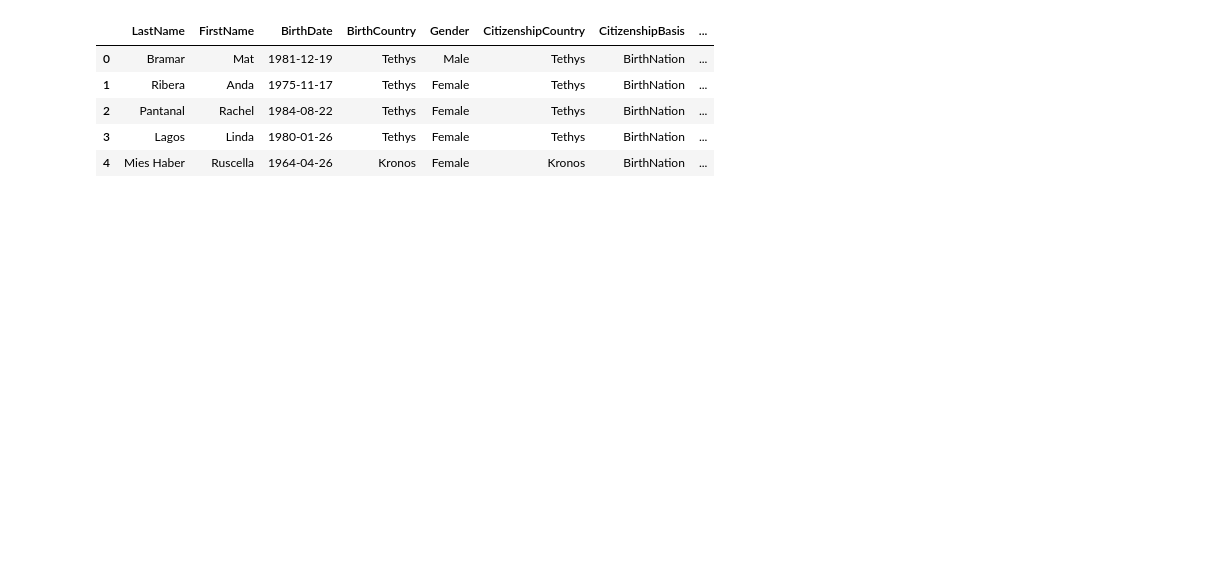
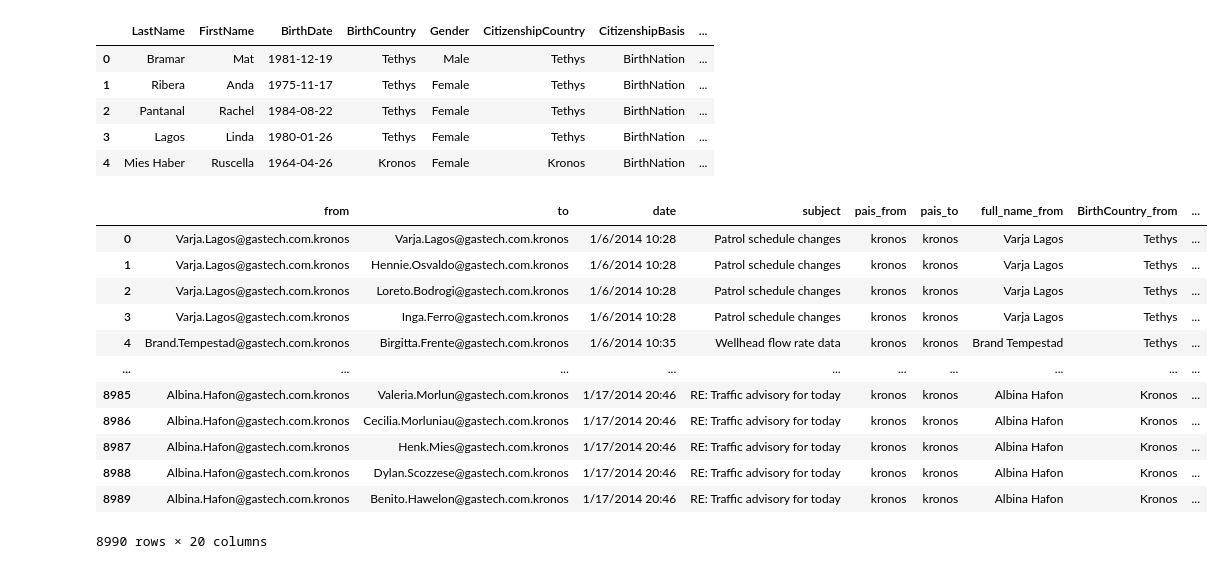
Before and after one commit to FedeScenna/VASTMiniChallenge, a Jupyter notebook: 02_2_employeesemails_graph.ipynb, the cells around one changed output. Cells and saved outputs as stored; diff of their text form; code cells hidden in the pictures; blank space fills up the shorter version.

```diff
--- a/02_2_employeesemails_graph.ipynb
+++ b/02_2_employeesemails_graph.ipynb
@@ -11,6 +11,7 @@ df = pd.read_csv("data/employee_headers_long.csv")
 df["pais_from"] = df["from"].str.slice(start=-6)
 df["pais_to"] = df["to"].str.slice(start=-6)
 employees = pd.read_excel("data/EmployeeRecords.xlsx")
+employees["full_name"] = employees["FirstName"] + " " + employees["LastName"]
 employees.head()
 # %% [output]
 |  | LastName | FirstName | BirthDate | BirthCountry | Gender | CitizenshipCountry | CitizenshipBasis | ... |
@@ -20,14 +21,29 @@ employees.head()
 | 3 | Lagos | Linda | 1980-01-26 | Tethys | Female | Tethys | BirthNation | ... |
 | 4 | Mies Haber | Ruscella | 1964-04-26 | Kronos | Female | Kronos | BirthNation | ... |
 # %%
-attr_data = employees[["BirthCountry", "CitizenshipCountry", "CurrentEmploymentTitle","MilitaryServiceBranch","MilitaryDischargeType", "EmailAddress"]]
+attr_data = employees[["full_name","BirthCountry", "CitizenshipCountry", "CurrentEmploymentTitle","MilitaryServiceBranch","MilitaryDischargeType", "EmailAddress"]]
 def left_join(from_o_to, left_data, right_data):
     right_data=right_data.add_suffix("_" +from_o_to)
     return pd.merge(left_data, right_data, how="left", left_on = from_o_to, right_on = "EmailAddress_"+from_o_to)
 
 
 df=left_join("from",df, attr_data)
 df=left_join("to",df, attr_data)
+df
+# %% [output]
+|  | from | to | date | subject | pais_from | pais_to | full_name_from | BirthCountry_from | ... |
+| 0 | Varja.Lagos@gastech.com.kronos | Varja.Lagos@gastech.com.kronos | 1/6/2014 10:28 | Patrol schedule changes | kronos | kronos | Varja Lagos | Tethys | ... |
+| 1 | Varja.Lagos@gastech.com.kronos | Hennie.Osvaldo@gastech.com.kronos | 1/6/2014 10:28 | Patrol schedule changes | kronos | kronos | Varja Lagos | Tethys | ... |
+| 2 | Varja.Lagos@gastech.com.kronos | Loreto.Bodrogi@gastech.com.kronos | 1/6/2014 10:28 | Patrol schedule changes | kronos | kronos | Varja Lagos | Tethys | ... |
+| 3 | Varja.Lagos@gastech.com.kronos | Inga.Ferro@gastech.com.kronos | 1/6/2014 10:28 | Patrol schedule changes | kronos | kronos | Varja Lagos | Tethys | ... |
+| 4 | Brand.Tempestad@gastech.com.kronos | Birgitta.Frente@gastech.com.kronos | 1/6/2014 10:35 | Wellhead flow rate data | kronos | kronos | Brand Tempestad | Tethys | ... |
+| ... | ... | ... | ... | ... | ... | ... | ... | ... | ... |
+| 8985 | Albina.Hafon@gastech.com.kronos | Valeria.Morlun@gastech.com.kronos | 1/17/2014 20:46 | RE: Traffic advisory for today | kronos | kronos | Albina Hafon | Kronos | ... |
+| 8986 | Albina.Hafon@gastech.com.kronos | Cecilia.Morluniau@gastech.com.kronos | 1/17/2014 20:46 | RE: Traffic advisory for today | kronos | kronos | Albina Hafon | Kronos | ... |
+| 8987 | Albina.Hafon@gastech.com.kronos | Henk.Mies@gastech.com.kronos | 1/17/2014 20:46 | RE: Traffic advisory for today | kronos | kronos | Albina Hafon | Kronos | ... |
+| 8988 | Albina.Hafon@gastech.com.kronos | Dylan.Scozzese@gastech.com.kronos | 1/17/2014 20:46 | RE: Traffic advisory for today | kronos | kronos | Albina Hafon | Kronos | ... |
+| 8989 | Albina.Hafon@gastech.com.kronos | Benito.Hawelon@gastech.com.kronos | 1/17/2014 20:46 | RE: Traffic advisory for today | kronos | kronos | Albina Hafon | Kronos | ... |
+8990 rows × 20 columns
 # %%
 nodos = pd.Series(np.unique(df[['to', 'from']].values), name="nodos").to_frame()
 nodos=pd.merge(nodos, attr_data, how="left",left_on ="nodos",right_on="EmailAddress")
```
Also changed, not shown: parts of 15 cells of this notebook, 4 other files.
